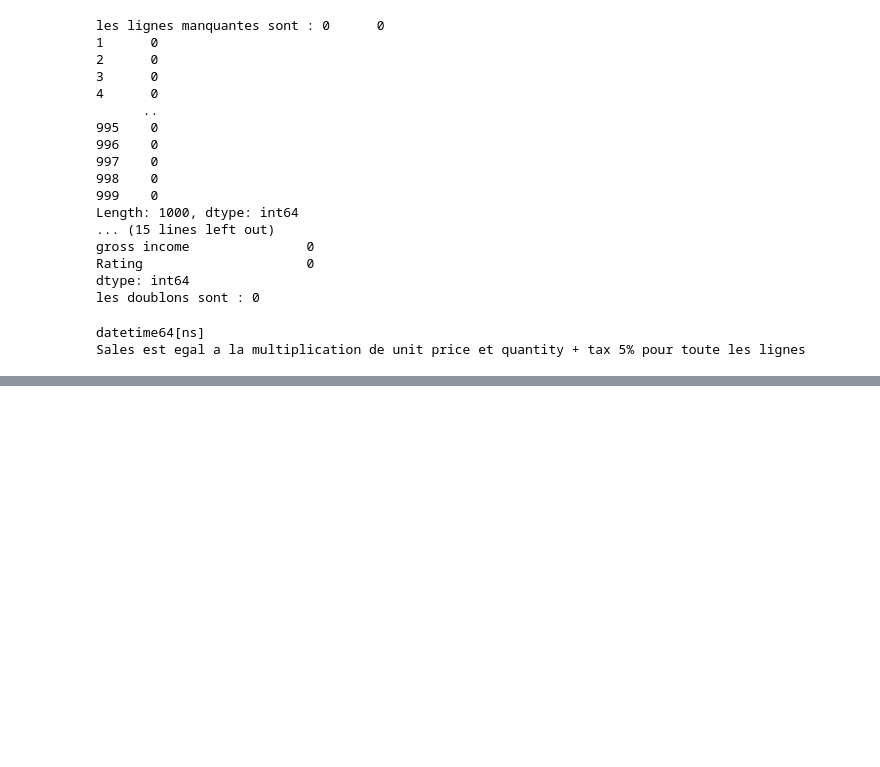
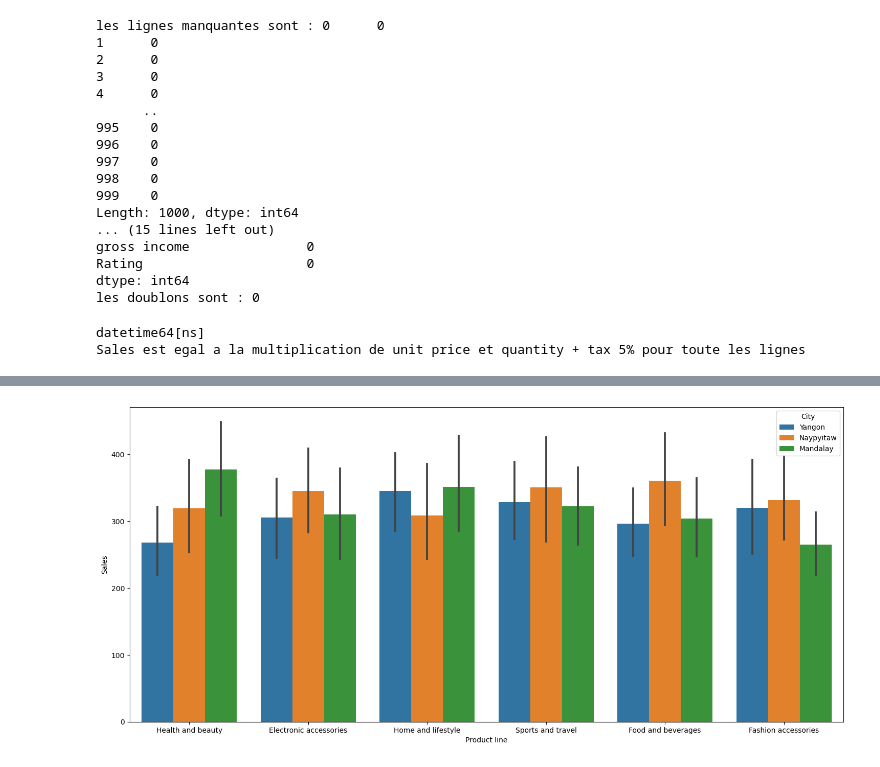
Before and after one commit to Abdourahmane2/Analyse-et-Prediction-des-Ventes-pour-un-Supermarche, a Jupyter notebook: Analyse_Ventes_Supermarche.ipynb, the cells around one changed output, grey strips where cells are left out. Drawn from its saved outputs; the diff is of its cells as text; code cells hidden in the pictures; blank space fills up the shorter version.

```diff
--- a/Analyse_Ventes_Supermarche.ipynb
+++ b/Analyse_Ventes_Supermarche.ipynb
@@ -93,0 +118,7 @@ Sales est egal a la multiplication de unit price et quantity + tax 5% pour toute
+# %%
+#histogramme des vezntes par categories en fonction des villes
+plt.figure(figsize=(18, 8))
+sns.barplot(x = "Product line" , y = "Sales" , data = data , hue = "City")
+plt.show()
+# %% [output]
+[figure, added]
```
Also changed, not shown: parts of 9 cells of this notebook, 1 other file.
